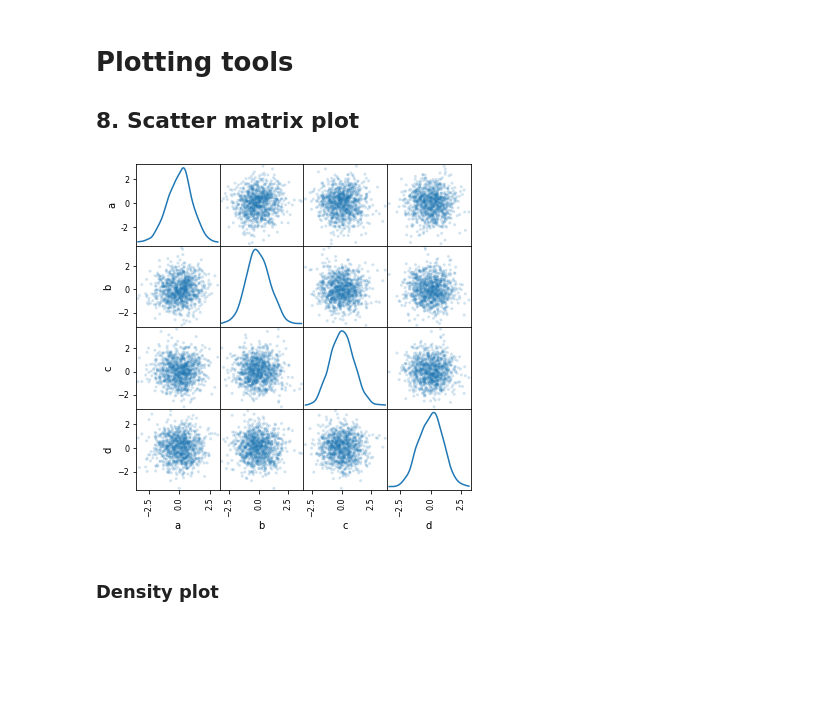
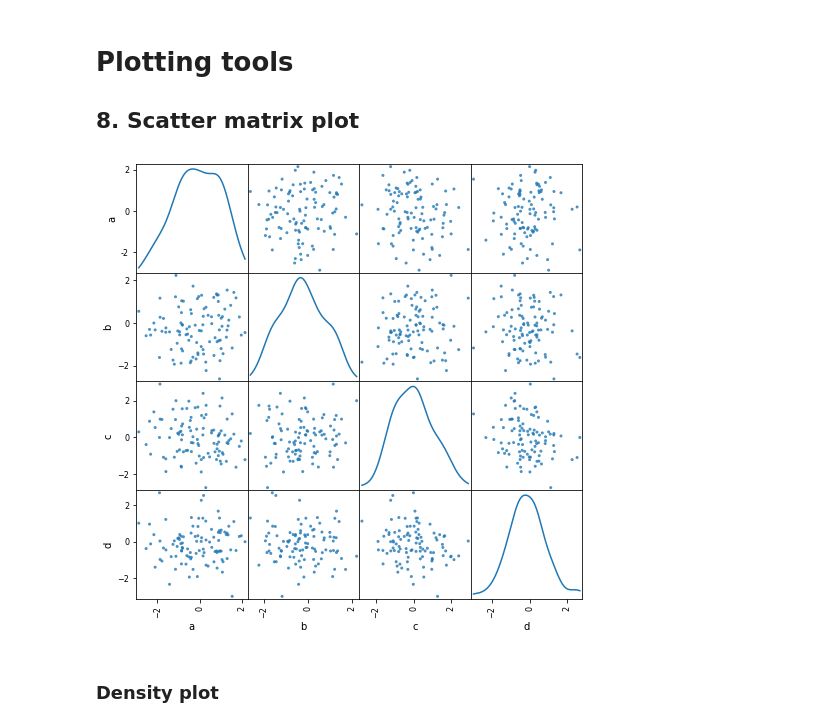
Before and after one commit to kimteespk/DADS5001-Data-Analytics-and-Data-Science-Tools-and-Programming, a Jupyter notebook: 07_Visualization/PandasPlot.ipynb, the cells around one changed output. Drawn from its saved outputs; the diff is of its cells as text; code cells hidden in the pictures; blank space fills up the shorter version.

```diff
--- a/07_Visualization/PandasPlot.ipynb
+++ b/07_Visualization/PandasPlot.ipynb
@@ -156,11 +231,11 @@ series.plot.pie(
 # %%
 from pandas.plotting import scatter_matrix
 
-df = pd.DataFrame(np.random.randn(1000, 4), columns=["a", "b", "c", "d"])
+df = pd.DataFrame(np.random.randn(100, 4), columns=["a", "b", "c", "d"])
 
-scatter_matrix(df, alpha=0.2, figsize=(6, 6), diagonal="kde");
+scatter_matrix(df, alpha=0.8, figsize=(8, 8), diagonal="kde");
 # %% [output]
-[figure, old version]
+[figure, new version]
 # %% [markdown]
 ### Density plot
 # %%
```
Also changed, not shown: parts of 29 cells of this notebook.
